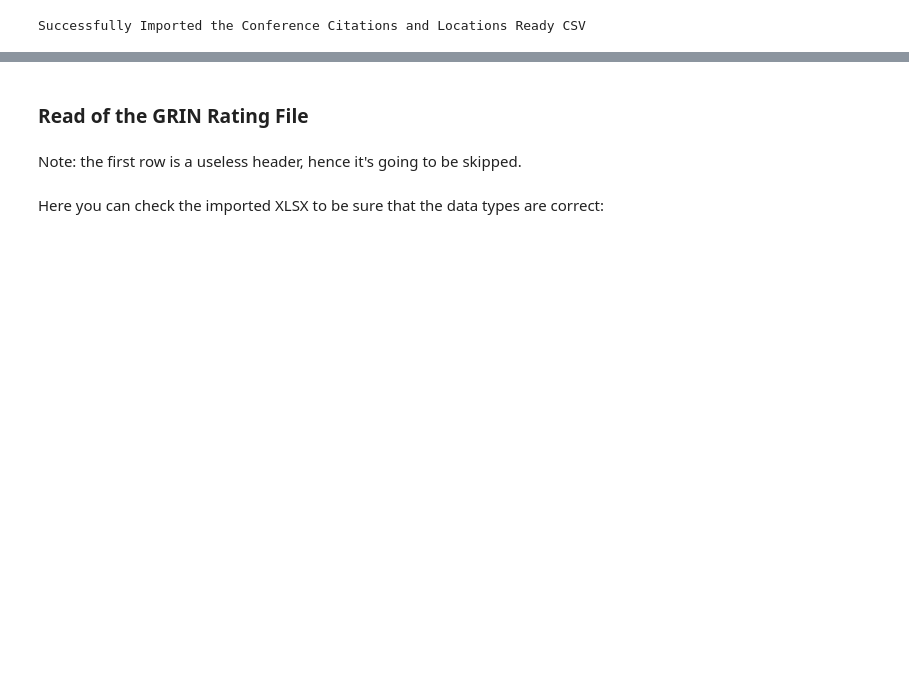
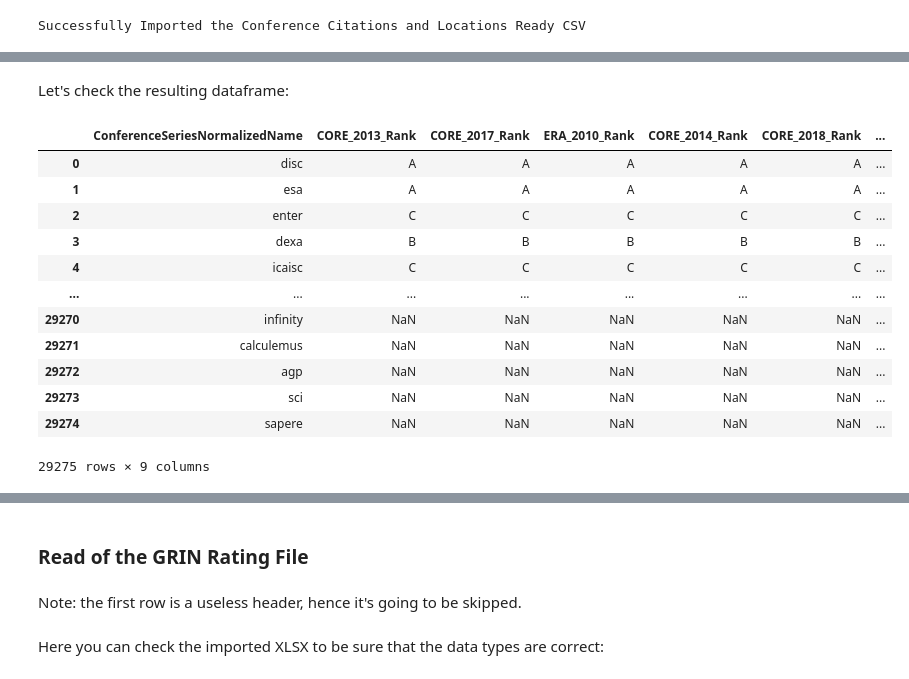
Before and after one commit to MarcoTerzulli/conftur_terzulli, a Jupyter notebook: Dataset Creation Pipeline/5 - Conference Locations Ranking Integration/2 - CORE Conference Ranking Integration.ipynb, the cells around one changed output, grey strips where cells are left out. Cells and saved outputs as stored; diff of their text form; code cells hidden in the pictures; blank space fills up the shorter version.

```diff
--- a/Dataset Creation Pipeline/5 - Conference Locations Ranking Integration/2 - CORE Conference Ranking Integration.ipynb
+++ b/Dataset Creation Pipeline/5 - Conference Locations Ranking Integration/2 - CORE Conference Ranking Integration.ipynb
@@ -69,0 +156,18 @@ df_citations_and_locations.head(3)
+# %% [markdown]
+Let's check the resulting dataframe:
+# %%
+df_conference_series_with_core_rank
+# %% [output]
+|  | ConferenceSeriesNormalizedName | CORE_2013_Rank | CORE_2017_Rank | ERA_2010_Rank | CORE_2014_Rank | CORE_2018_Rank | ... |
+| 0 | disc | A | A | A | A | A | ... |
+| 1 | esa | A | A | A | A | A | ... |
+| 2 | enter | C | C | C | C | C | ... |
+| 3 | dexa | B | B | B | B | B | ... |
+| 4 | icaisc | C | C | C | C | C | ... |
+| ... | ... | ... | ... | ... | ... | ... | ... |
+| 29270 | infinity | NaN | NaN | NaN | NaN | NaN | ... |
+| 29271 | calculemus | NaN | NaN | NaN | NaN | NaN | ... |
+| 29272 | agp | NaN | NaN | NaN | NaN | NaN | ... |
+| 29273 | sci | NaN | NaN | NaN | NaN | NaN | ... |
+| 29274 | sapere | NaN | NaN | NaN | NaN | NaN | ... |
+29275 rows × 9 columns
```
Also changed, not shown: parts of 29 cells of this notebook, 1 other file.
